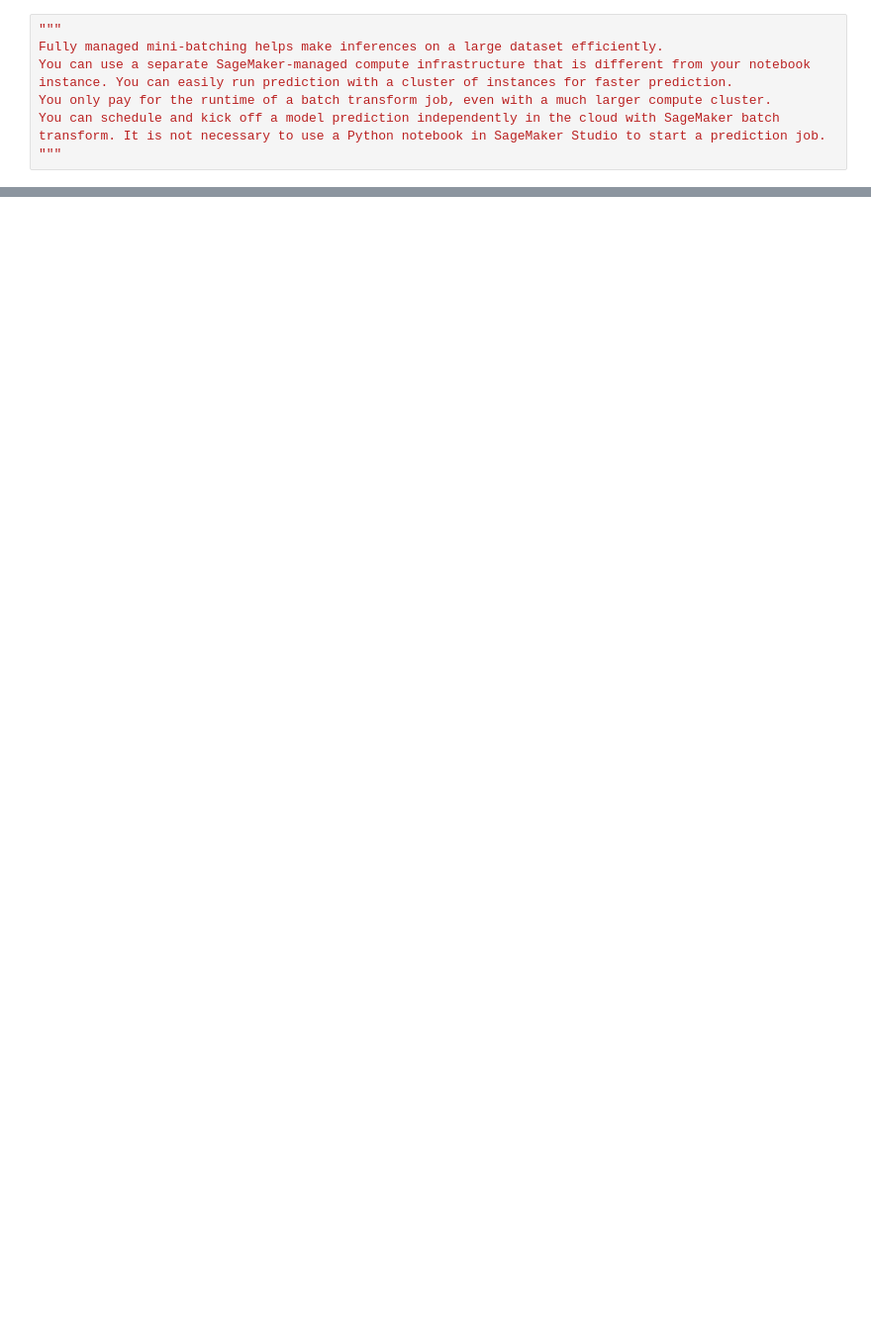
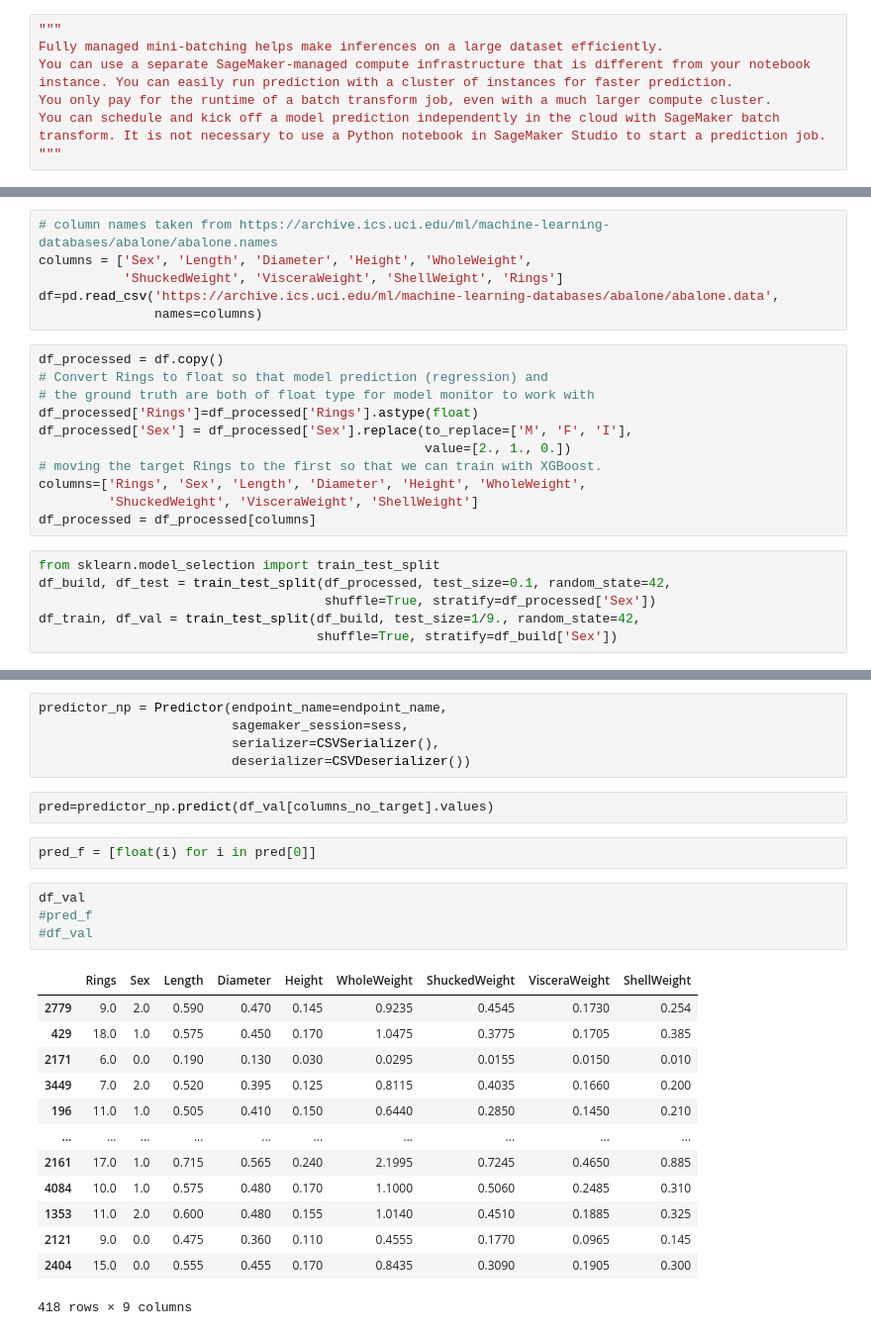
Before and after one commit to bridgecrew-perf6/DeepLearningModelDeployment, a Jupyter notebook: notebooks/tfdeepmodel.ipynb, the cells around one changed output, grey strips where cells are left out. Shown at 99% size. Drawn from its saved outputs; the diff is of its cells as text; blank space fills up the shorter version.

```diff
--- a/notebooks/tfdeepmodel.ipynb
+++ b/notebooks/tfdeepmodel.ipynb
@@ -394,0 +1120,23 @@ You can schedule and kick off a model prediction independently in the cloud with
+# %%
+# column names taken from https://archive.ics.uci.edu/ml/machine-learning-databases/abalone/abalone.names
+columns = ['Sex', 'Length', 'Diameter', 'Height', 'WholeWeight',
+           'ShuckedWeight', 'VisceraWeight', 'ShellWeight', 'Rings']
+df=pd.read_csv('https://archive.ics.uci.edu/ml/machine-learning-databases/abalone/abalone.data',
+               names=columns)
+# %%
+df_processed = df.copy()
+# Convert Rings to float so that model prediction (regression) and
+# the ground truth are both of float type for model monitor to work with
+df_processed['Rings']=df_processed['Rings'].astype(float)
+df_processed['Sex'] = df_processed['Sex'].replace(to_replace=['M', 'F', 'I'],
+                                                  value=[2., 1., 0.])
+# moving the target Rings to the first so that we can train with XGBoost.
+columns=['Rings', 'Sex', 'Length', 'Diameter', 'Height', 'WholeWeight',
+         'ShuckedWeight', 'VisceraWeight', 'ShellWeight']
+df_processed = df_processed[columns]
+# %%
+from sklearn.model_selection import train_test_split
+df_build, df_test = train_test_split(df_processed, test_size=0.1, random_state=42,
+                                     shuffle=True, stratify=df_processed['Sex'])
+df_train, df_val = train_test_split(df_build, test_size=1/9., random_state=42,
+                                    shuffle=True, stratify=df_build['Sex'])
@@ -394,0 +1267,27 @@ You can schedule and kick off a model prediction independently in the cloud with
+# %%
+predictor_np = Predictor(endpoint_name=endpoint_name,
+                         sagemaker_session=sess,
+                         serializer=CSVSerializer(),
+                         deserializer=CSVDeserializer())
+# %%
+pred=predictor_np.predict(df_val[columns_no_target].values)
+# %%
+pred_f = [float(i) for i in pred[0]]
+# %%
+df_val
+#pred_f
+#df_val
+# %% [output]
+|  | Rings | Sex | Length | Diameter | Height | WholeWeight | ShuckedWeight | VisceraWeight | ShellWeight |
+| 2779 | 9.0 | 2.0 | 0.590 | 0.470 | 0.145 | 0.9235 | 0.4545 | 0.1730 | 0.254 |
+| 429 | 18.0 | 1.0 | 0.575 | 0.450 | 0.170 | 1.0475 | 0.3775 | 0.1705 | 0.385 |
+| 2171 | 6.0 | 0.0 | 0.190 | 0.130 | 0.030 | 0.0295 | 0.0155 | 0.0150 | 0.010 |
+| 3449 | 7.0 | 2.0 | 0.520 | 0.395 | 0.125 | 0.8115 | 0.4035 | 0.1660 | 0.200 |
+| 196 | 11.0 | 1.0 | 0.505 | 0.410 | 0.150 | 0.6440 | 0.2850 | 0.1450 | 0.210 |
+| ... | ... | ... | ... | ... | ... | ... | ... | ... | ... |
+| 2161 | 17.0 | 1.0 | 0.715 | 0.565 | 0.240 | 2.1995 | 0.7245 | 0.4650 | 0.885 |
+| 4084 | 10.0 | 1.0 | 0.575 | 0.480 | 0.170 | 1.1000 | 0.5060 | 0.2485 | 0.310 |
+| 1353 | 11.0 | 2.0 | 0.600 | 0.480 | 0.155 | 1.0140 | 0.4510 | 0.1885 | 0.325 |
+| 2121 | 9.0 | 0.0 | 0.475 | 0.360 | 0.110 | 0.4555 | 0.1770 | 0.0965 | 0.145 |
+| 2404 | 15.0 | 0.0 | 0.555 | 0.455 | 0.170 | 0.8435 | 0.3090 | 0.1905 | 0.300 |
+418 rows × 9 columns
```
Also changed, not shown: parts of 79 cells of this notebook.
